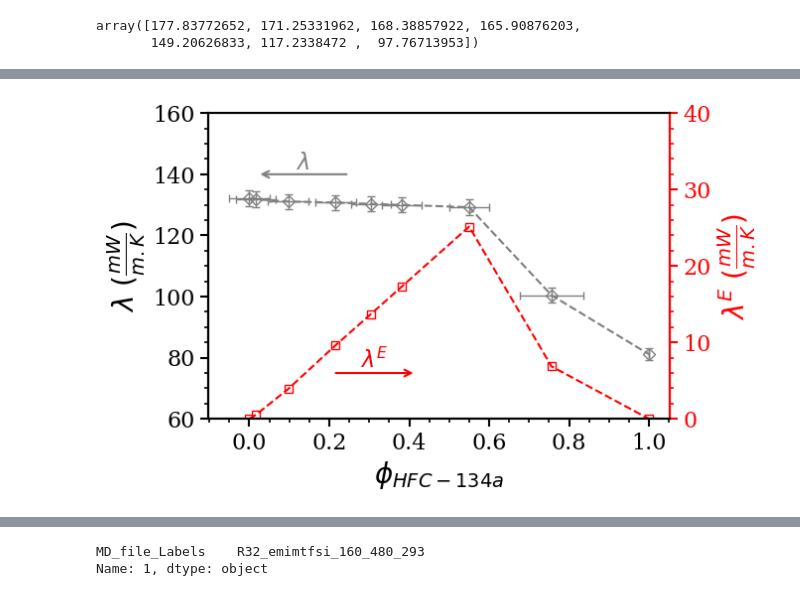
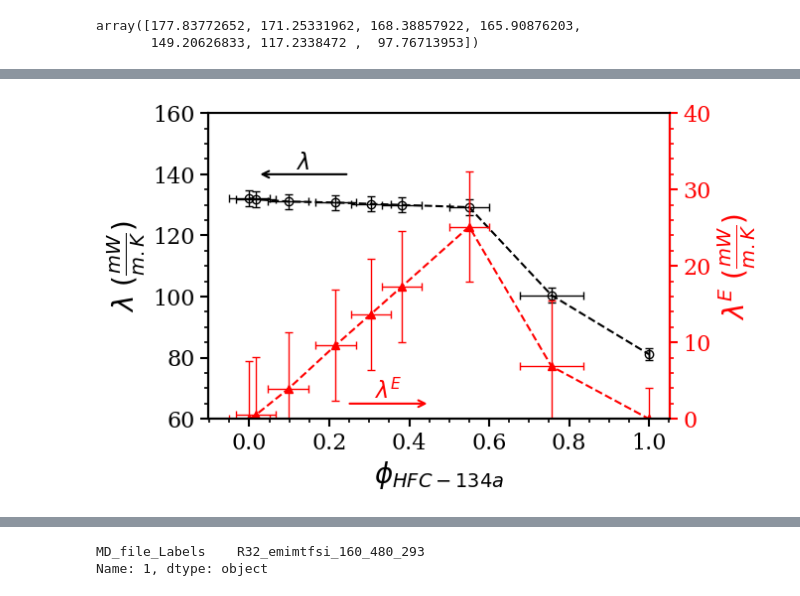
Before and after one commit to MaginnGroup/TC_Structure_ILHFC, a Jupyter notebook: Jupyter_Notebooks_and_DataSheet_Final_Plots/TC_Exp_MD_HFD.ipynb, the cells around one changed output, grey strips where cells are left out. Saved outputs shown, nothing was run; the diff lists cells and outputs as text; code cells hidden in the pictures.

Commit message:
Modified Notebooks and Added Structure Data for Pure IL

```diff
--- a/Jupyter_Notebooks_and_DataSheet_Final_Plots/TC_Exp_MD_HFD.ipynb
+++ b/Jupyter_Notebooks_and_DataSheet_Final_Plots/TC_Exp_MD_HFD.ipynb
@@ -71,3 +71,13 @@ array([177.83772652, 171.25331962, 168.38857922, 165.90876203,
 def compute_excessTC(x_comp, TC_mix, TC_pureIL, TC_pureHFC):
     excessTC = TC_mix - (x_comp*TC_pureHFC + (1-x_comp)*TC_pureIL)
     return excessTC
+
+
+def compute_excessTC_volfrac_error(x_comp, TC_pureIL, TC_pureHFC, err_x_comp, err_TC_mix, err_TC_pureIL, err_TC_pureHFC):
+    err_excess_TC = err_TC_mix + np.abs(TC_pureIL - TC_pureHFC)*err_x_comp + x_comp*err_TC_pureHFC + np.abs(1-x_comp)*err_TC_pureIL
+    return err_excess_TC
+
+
+def compute_excessTC_molfrac_error(x_comp, TC_pureIL, TC_pureHFC, err_TC_mix, err_TC_pureIL, err_TC_pureHFC):
+    err_excess_TC = err_TC_mix + x_comp*err_TC_pureHFC + np.abs(1-x_comp)*err_TC_pureIL
+    return err_excess_TC
@@ -263,9 +377,14 @@ plt.rcParams.update({
 fig, ax1 = plt.subplots(figsize=(6, 4))
 
 Exp_excessTC_R134a_vol = compute_excessTC(Exp_TC_volfrac_R134a, Exp_TC_R134a, Exp_TC_R134a.iloc[0], Exp_TC_R134a.iloc[-1])
+Exp_excessTC_R134a_vol_err = compute_excessTC_volfrac_error(Exp_TC_comp_R134a, Exp_TC_R134a.iloc[0], Exp_TC_R134a.iloc[-1], Exp_TC_volfracerr_R134a, \
+                                                            Exp_TC_err_R134a, Exp_TC_err_R134a.iloc[0], Exp_TC_err_R134a.iloc[-1])
+
+#compute_excessTC_volfrac_error(x_comp, TC_pureIL, TC_pureHFC, err_x_comp, err_TC_mix, err_TC_pureIL, err_TC_pureHFC)
 
 
-line1 = ax1.errorbar(Exp_TC_volfrac_R134a, Exp_TC_R134a, xerr = Exp_TC_volfracerr_R134a, yerr = Exp_TC_err_R134a, fmt='D--', ecolor = 'gray', color='gray', markerfacecolor='none', markeredgecolor='gray', elinewidth=1, capsize=3) #fmt='o',
+
+line1 = ax1.errorbar(Exp_TC_volfrac_R134a, Exp_TC_R134a, xerr = Exp_TC_volfracerr_R134a, yerr = Exp_TC_err_R134a, fmt='o--', ecolor = 'black', color='black', markerfacecolor='none', markeredgecolor='black', elinewidth=1, capsize=3) #fmt='o',
 
 ax1.minorticks_on()
 
@@ -285,7 +404,7 @@ ax1.annotate(
     '',                           # arrow
     xy=(0.02, 140),               # arrow head (near the left axis)
     xytext=(0.25, 140),           # arrow tail (toward the curve)
-    arrowprops=dict(arrowstyle='->', lw=1.5, color='gray')
+    arrowprops=dict(arrowstyle='->', lw=1.5, color='black')
 )
 
 ax1.text(
@@ -294,15 +413,16 @@ ax1.text(
     ha='center',
     va='bottom',
     fontsize=16,
-    color='gray'
+    color='black'
 )
 
 
 ax2 = ax1.twinx()
 
-line2, = ax2.plot(Exp_TC_volfrac_R134a, Exp_excessTC_R134a_vol, ls='--' , color='red', marker="s", markerfacecolor='none', markeredgecolor='red') #fmt='o',
+#line2, = ax2.plot(Exp_TC_volfrac_R134a, Exp_excessTC_R134a_vol, ls='--' , color='red', marker="s", markerfacecolor='none', markeredgecolor='red') #fmt='o',
 #ax.legend(bbox_to_anchor=(0, 1.02, 1, 0.2), loc="lower left", mode="expand", ncol=3, fontsize=12.5)
 
+line2 = ax2.errorbar(Exp_TC_volfrac_R134a, Exp_excessTC_R134a_vol, xerr = Exp_TC_volfracerr_R134a, yerr = Exp_excessTC_R134a_vol_err, fmt='^--', ecolor = 'red', color='red', markerfacecolor='red', markeredgecolor='red', elinewidth=1, capsize=3) #fmt='o',
 
 
 ax2.minorticks_on()
@@ -311,34 +431,34 @@ ax2.tick_params(axis='y', which='major',
                 length=6, width=1.5,
                 colors='red', labelsize=16)
 
 ax2.tick_params(axis='y', which='minor',
                 length=3, width=1.2,
                 colors='red')
 ax2.spines['right'].set_color('red')
 ax2.set_ylim(0, 40)
 
 
 
 ax2.annotate(
     '',
-    xy=(0.45, 0.15),
-    xytext=(0.27, 0.15),
+    xy=(0.48, 0.05),
+    xytext=(0.30, 0.05),
     xycoords='axes fraction',
     textcoords='axes fraction',
     arrowprops=dict(arrowstyle='->', lw=1.5, color='red')
 )
 
 ax2.text(
-    0.36, 0.15,
+    0.39, 0.05,
     r'$\lambda^E$',
     transform=ax2.transAxes,
     ha='center',
     va='bottom',
     fontsize=16,
     color='red'
 )
 
 
 plt.savefig("TC_vs_volfrac_R134a_Exp_New_TCexcess", dpi=300, bbox_inches='tight')
 # %% [output]
-[figure, old version]
+[figure, new version]
```
Also changed, not shown: parts of 12 cells of this notebook, 2 other files.
